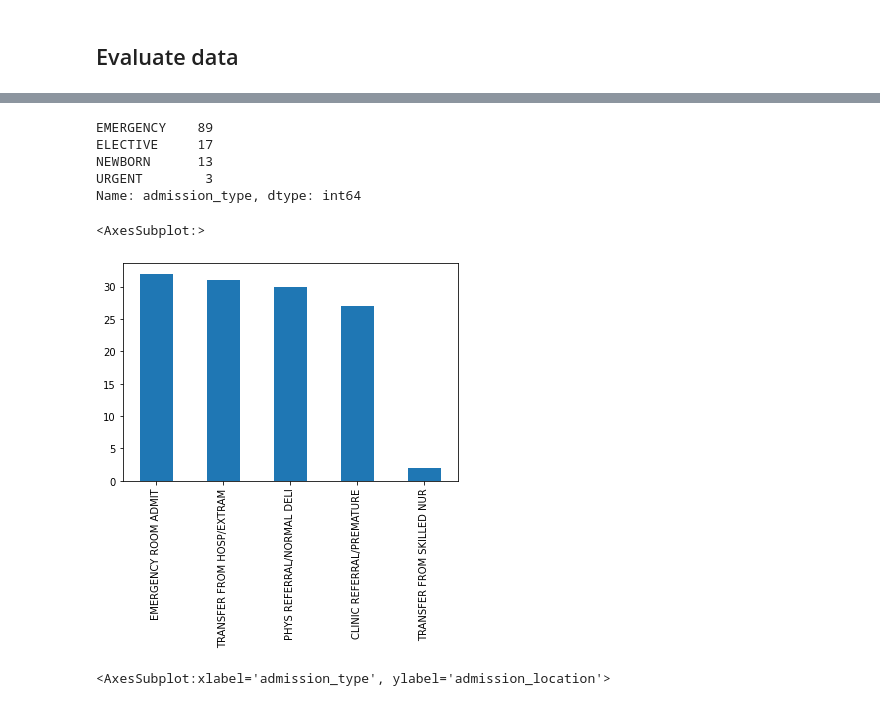
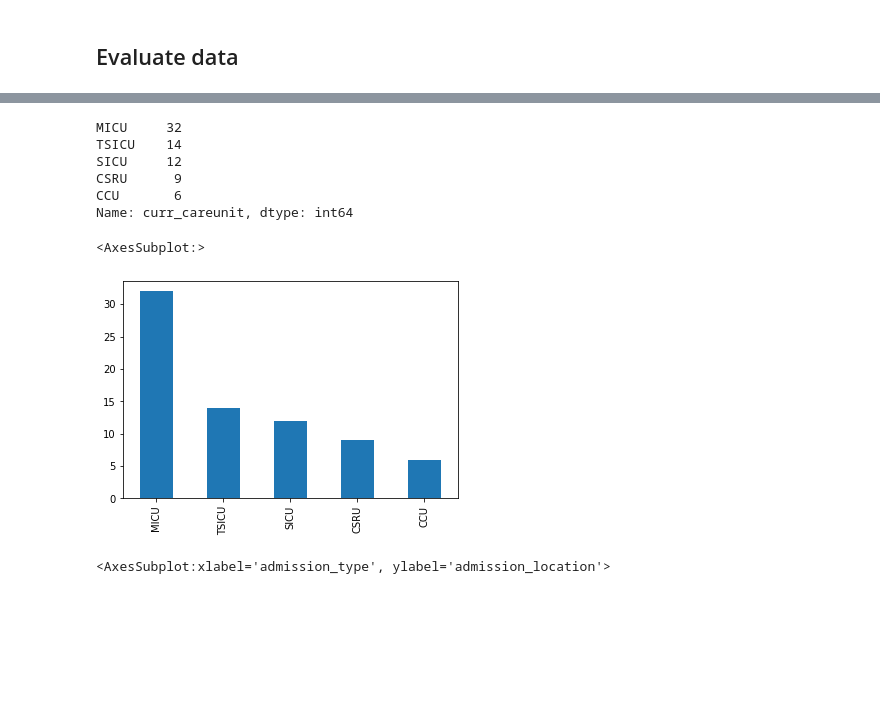
Before and after one commit to Alaskyed/Synthetic-Electronic-Health-Records-Data-using-MIMIC-III, a Jupyter notebook: SDV_callout_generation.ipynb, the cells around one changed output, grey strips where cells are left out. Saved outputs shown, nothing was run; the diff lists cells and outputs as text; code cells hidden in the pictures; blank space fills up the shorter version.

```diff
--- a/SDV_callout_generation.ipynb
+++ b/SDV_callout_generation.ipynb
@@ -159,20 +187,23 @@ def time_is_valid(column_names, data):
-# %%
-def time_trasform(column_names, data):
-    # print(data.loc[:, ['dod', 'dod_hosp', 'dod_ssn']])
-    return data
-
-def time_reverse_transform(column_names, transformed_data):
-
-    is_death = (pd.isna(transformed_data['deathtime']) == False)
-    transformed_data.loc[is_death, ['deathtime']] = transformed_data[is_death]['dischtime'].values
-    transformed_data['deathtime'] = pd.to_datetime(transformed_data['deathtime'])
-
-    return transformed_data
+# %%
+def time_trasform(column_names, data):
+    data['outcometime'] = data['outcometime'].astype(int) - data['acknowledgetime'].astype(int)
+    data['acknowledgetime'] = data['acknowledgetime'].astype(int) - data['updatetime'].astype(int)
+    data['updatetime'] = data['updatetime'].astype(int) - data['createtime'].astype(int)
+
+    return data
+
+def time_reverse_transform(column_names, transformed_data):
+    transformed_data['updatetime'] = transformed_data['updatetime'] + transformed_data['createtime']
+    transformed_data['acknowledgetime'] = transformed_data['acknowledgetime'] + transformed_data['updatetime']
+    transformed_data['outcometime'] = transformed_data['outcometime'] + transformed_data['acknowledgetime']
+
+    # print(transformed_data.head())
+    return transformed_data
 # %%
 TimeProcess = create_custom_constraint(
     is_valid_fn=time_is_valid,
-    # transform_fn=time_trasform,
-    # reverse_transform_fn=time_reverse_transform
+    transform_fn=time_trasform,
+    reverse_transform_fn=time_reverse_transform
 )
 # %%
 time_constraint = TimeProcess(
@@ -189,7 +220,7 @@ model = CTGAN(
     batch_size=10000,
     cuda=True,
     verbose=True,
-    epochs=50)
+    epochs=60)
 # %%
 len(callout_df)
 # %% [output]
@@ -274,16 +300,17 @@ sample['admission_location'].value_counts().plot.bar()
 # %%
-train_data['admission_type'].value_counts()
+train_data['curr_careunit'].value_counts()
 # %% [output]
-EMERGENCY    89
-ELECTIVE     17
-NEWBORN      13
-URGENT        3
-Name: admission_type, dtype: int64
+MICU     32
+TSICU    14
+SICU     12
+CSRU      9
+CCU       6
+Name: curr_careunit, dtype: int64
 # %%
-train_data['admission_location'].value_counts().plot.bar()
+train_data['curr_careunit'].value_counts().plot.bar()
 # %% [output]
 <AxesSubplot:>
-[figure, old version]
+[figure, new version]
 # %%
 sample.plot.scatter(x='admission_type',y='admission_location')
 # %% [output]
```
Also changed, not shown: parts of 18 cells of this notebook, 15 other files.
